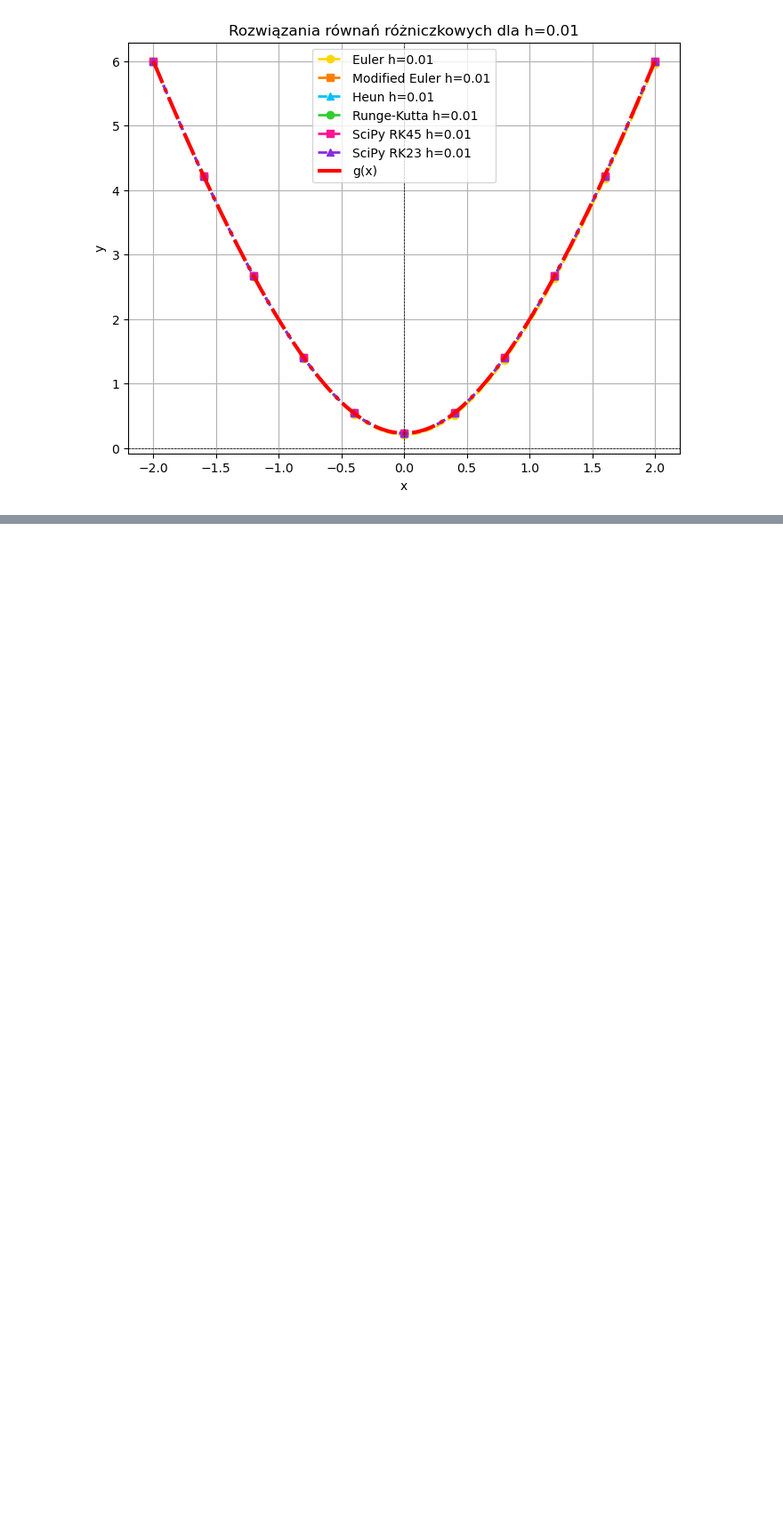
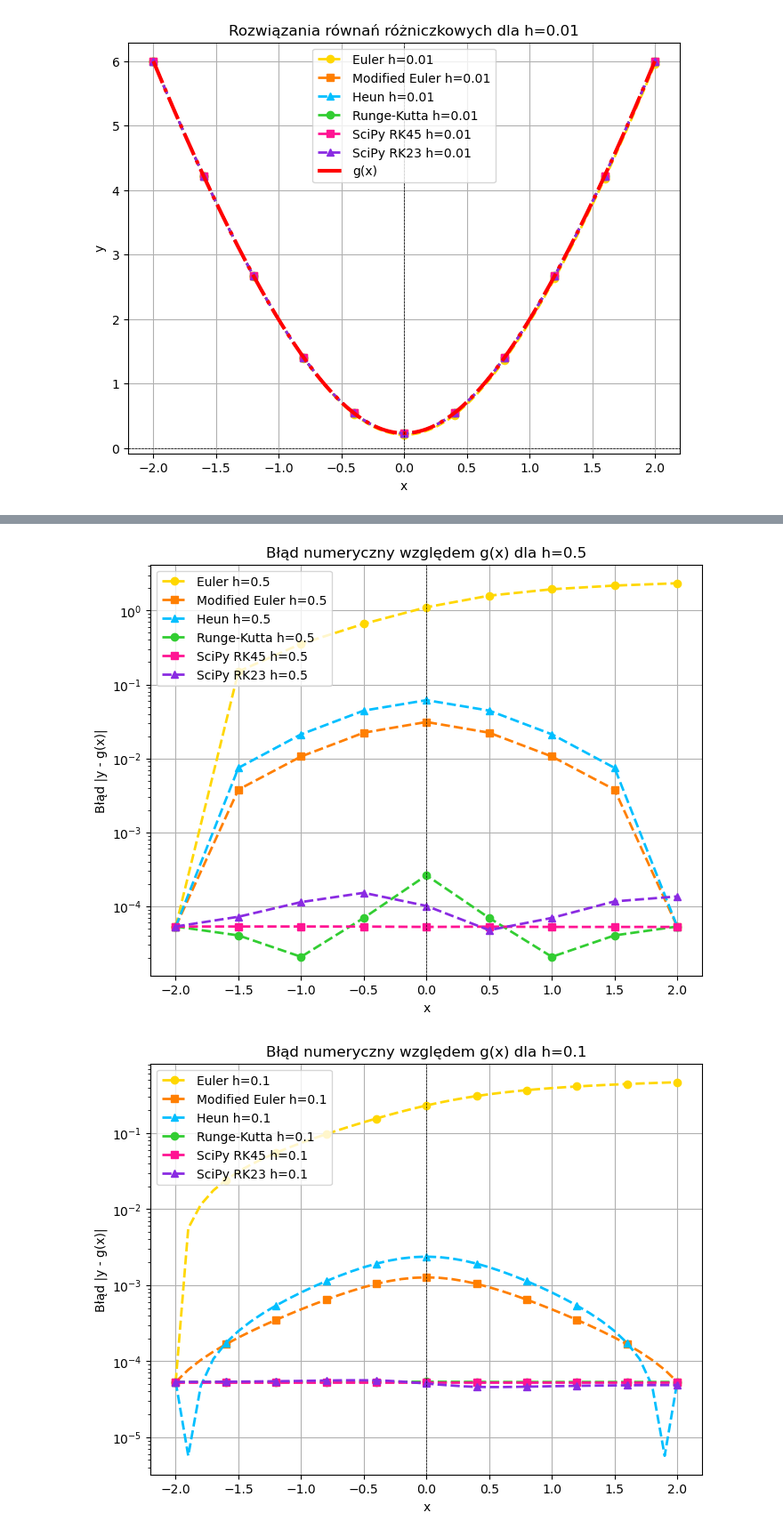
Before and after one commit to Szymon-Stasiak/numericMethods, a Jupyter notebook: RównaniaRóżniczkowe.ipynb, the cells around one changed output, grey strips where cells are left out. Shown: that part at 89% size. Cells and saved outputs as stored; diff of their text form; code cells hidden in the pictures; blank space fills up the shorter version.

```diff
--- a/RównaniaRóżniczkowe.ipynb
+++ b/RównaniaRóżniczkowe.ipynb
@@ -404,0 +410,31 @@ for i, h in enumerate(h_values):
+# %%
+for i, h in enumerate(h_values):
+    plt.figure(figsize=(8, 6))
+
+    for idx, (name, result_list) in enumerate(results.items()):
+        x_values, y_values = zip(*result_list[i])
+        y_expected = g(np.array(x_values))
+        error = np.abs(np.array(y_values) - y_expected)
+
+        plt.plot(
+            x_values, error,
+            label=f"{name} h={h}",
+            linestyle=line_styles[idx % len(line_styles)],
+            marker=markers[idx % len(markers)],
+            markevery=max(1, len(x_values)//10),
+            linewidth=2,
+            color=bright_colors[idx % len(bright_colors)]
+        )
+
+    plt.title(f"Błąd numeryczny względem g(x) dla h={h}")
+    plt.xlabel("x")
+    plt.ylabel("Błąd |y - g(x)|")
+    plt.yscale("log")
+    plt.axhline(0, color='black', lw=0.5, ls='--')
+    plt.axvline(0, color='black', lw=0.5, ls='--')
+    plt.legend()
+    plt.grid()
+    plt.show()
+# %% [output]
+[figure, added]
+[figure, added]
```
Also changed, not shown: parts of 9 cells of this notebook.
